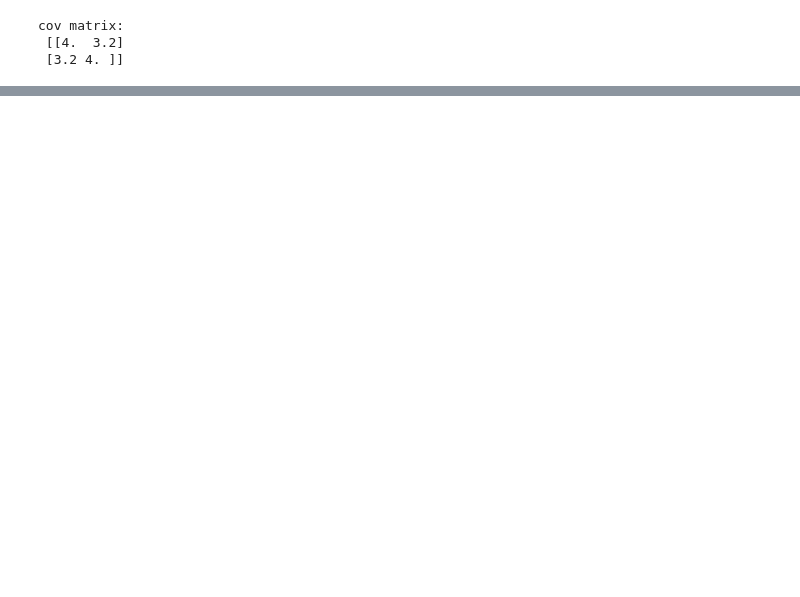
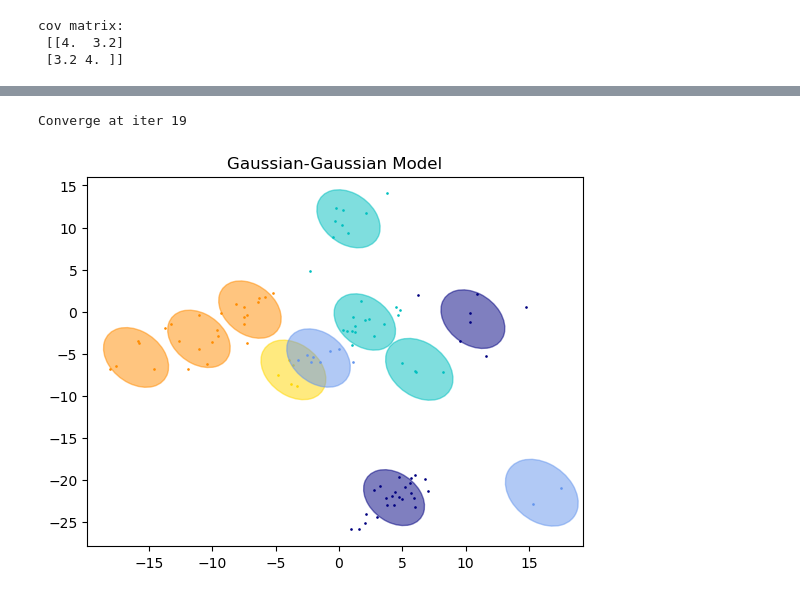
Before and after one commit to onjackay/DD2434-project, a Jupyter notebook: main.ipynb, the cells around one changed output, grey strips where cells are left out. Drawn from its saved outputs; the diff is of its cells as text; code cells hidden in the pictures; blank space fills up the shorter version.

```diff
--- a/main.ipynb
+++ b/main.ipynb
@@ -158,10 +160,27 @@ plot_results(samples, bgm.predict(samples), bgm.means_, bgm.covariances_, 0, "BG
-# %%
-cov_samples = np.cov(samples.T)
-mu_samples = np.mean(samples, axis=0)
-myDp = DpGaussian(samples, alpha=1e0, Lmbda=cov_samples, mu0=mu_samples, Lmbda0=cov_samples, K=20)
-
-for i in range(10):
-    myDp.update()
-
-mu_out, cov_out = myDp.get_mean_and_cov()
-# plot_results(samples, )
+# %%
+# Our model assume a fixed covariance in each component
+from dp import *
+
+eps = 1e-3
+cov_samples = np.cov(samples.T)
+mu_samples = np.mean(samples, axis=0)
+
+# Initialization
+dp = DpGaussian(samples, alpha=1e0, Sigma=cov_samples / k, mu0=mu_samples, Sigma0=cov_samples, K=k)
+elbo = - np.inf
+
+# CAVI update
+for i in range(100):
+    prev_elbo = elbo
+    dp.update()
+    elbo = dp.elbo()
+    if elbo - prev_elbo < eps:
+        print("Converge at iter", i)
+        break
+
+prob = dp.predict(samples)
+label = np.argmax(prob, axis=1)
+plot_results(samples, label, dp.mu_p, dp.Sigma + dp.Sigma_p, "Gaussian-Gaussian Model")
+# %% [output]
+Converge at iter 19
+[figure, added]
```
Also changed, not shown: parts of 9 cells of this notebook, 3 other files.
